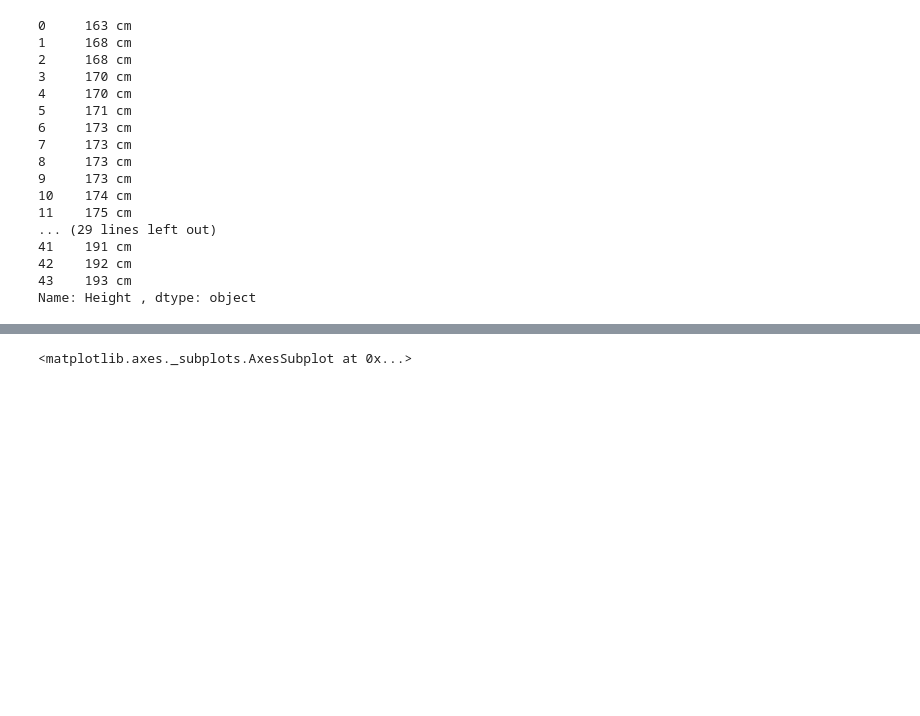
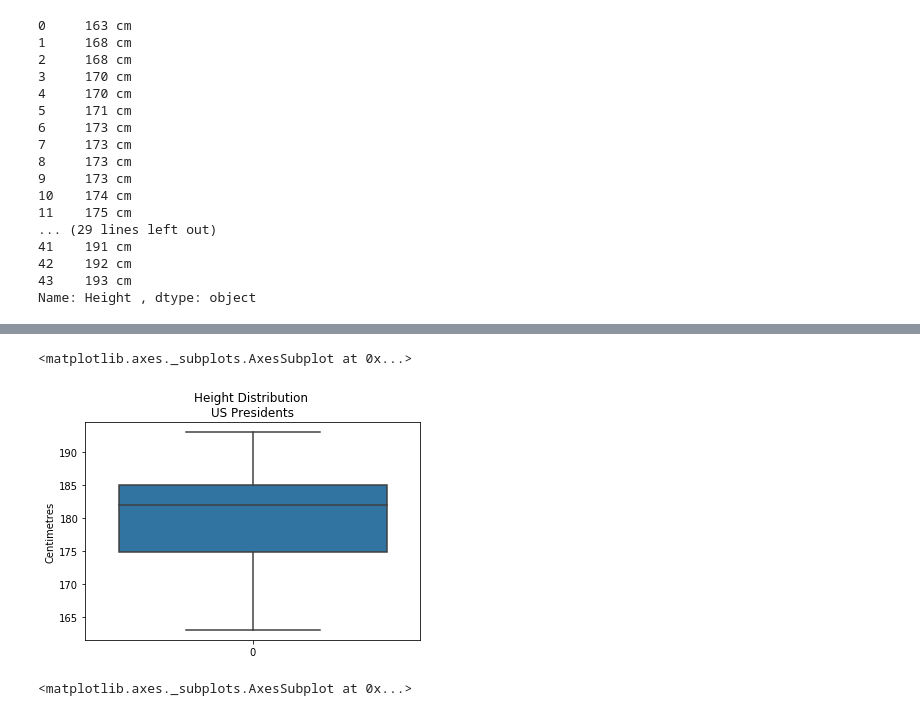
Before and after one commit to cholleran/Proj-Fundamentals-DA, a Jupyter notebook: Project Fundamentals of DA - Boxplots.ipynb, the cells around one changed output, grey strips where cells are left out. Drawn from its saved outputs; the diff is of its cells as text; code cells hidden in the pictures; blank space fills up the shorter version.

```diff
--- a/Project Fundamentals of DA - Boxplots.ipynb
+++ b/Project Fundamentals of DA - Boxplots.ipynb
@@ -85,3 +80,11 @@ sns.boxplot(data=data)
+# %%
+plt.title('''Height Distribution
+US Presidents''')
+plt.ylabel('Centimetres')
+sns.boxplot(data=data)
+# %% [output]
+<matplotlib.axes._subplots.AxesSubplot at 0x...>
+[figure, added]
 # %%
 sns.distplot(data)
 # %% [output]
```
Also changed, not shown: parts of 11 cells of this notebook.
